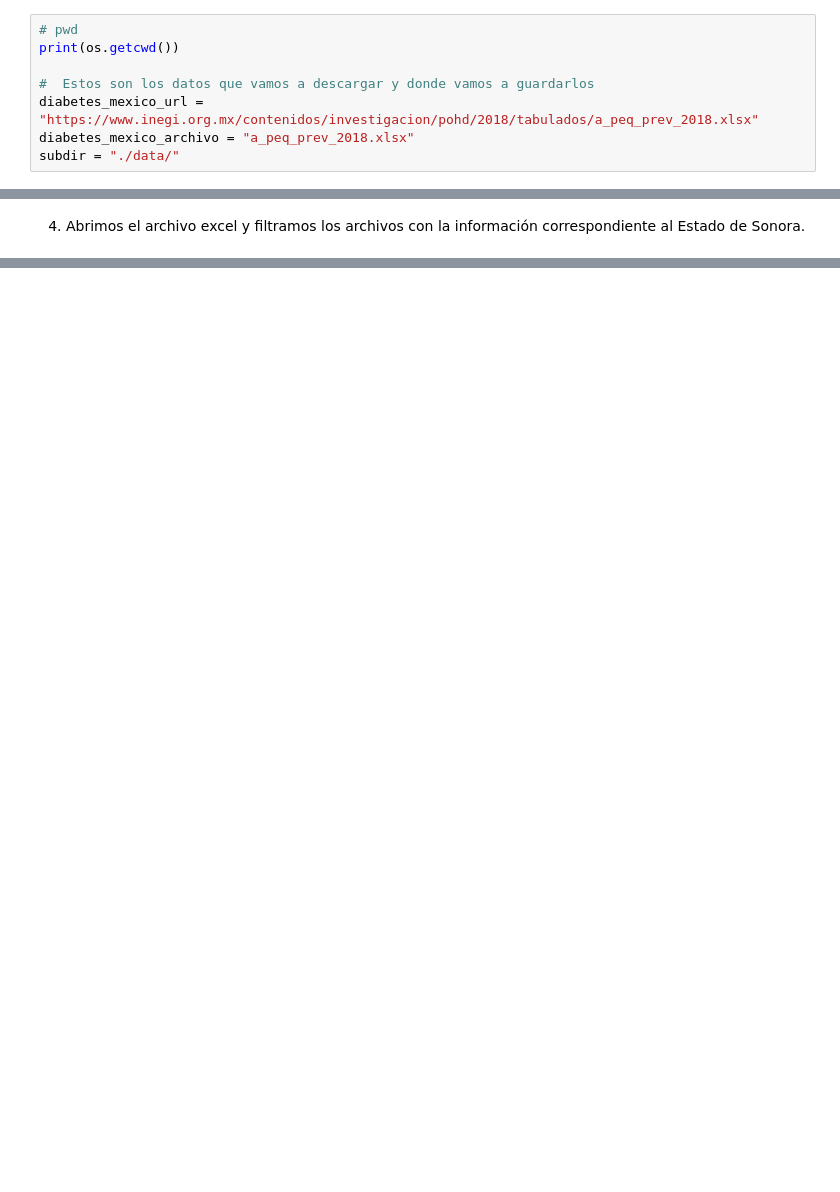
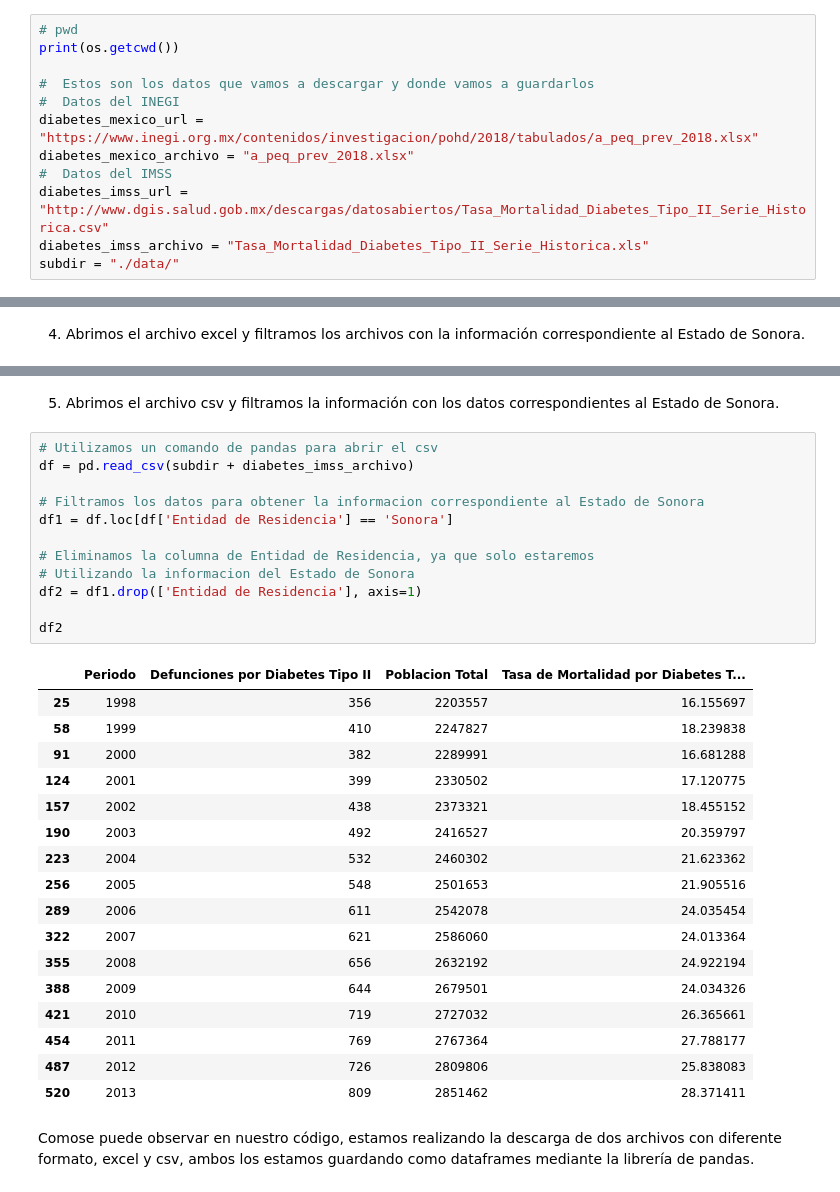
Before and after one commit to Fernando-LunaP/Ing-Caracteristicas, a Jupyter notebook: Descarga_de_datos/Descarga_datos.ipynb, the cells around one changed output, grey strips where cells are left out. Cells and saved outputs as stored; diff of their text form; blank space fills up the shorter version.

```diff
--- a/Descarga_de_datos/Descarga_datos.ipynb
+++ b/Descarga_de_datos/Descarga_datos.ipynb
@@ -21,8 +23,12 @@ import csv
 print(os.getcwd())
 
 #  Estos son los datos que vamos a descargar y donde vamos a guardarlos
+#  Datos del INEGI
 diabetes_mexico_url = "https://www.inegi.org.mx/contenidos/investigacion/pohd/2018/tabulados/a_peq_prev_2018.xlsx"
 diabetes_mexico_archivo = "a_peq_prev_2018.xlsx"
+#  Datos del IMSS
+diabetes_imss_url = "http://www.dgis.salud.gob.mx/descargas/datosabiertos/Tasa_Mortalidad_Diabetes_Tipo_II_Serie_Historica.csv"
+diabetes_imss_archivo = "Tasa_Mortalidad_Diabetes_Tipo_II_Serie_Historica.xls"
 subdir = "./data/"
 # %% [output]
 /content
@@ -77,3 +104,37 @@ df2
 | 9941 | 26072 | 26 | Sonora | 072 | ... |
 | 9942 | 26072 | 26 | Sonora | 072 | ... |
 365 rows × 9 columns
+# %% [markdown]
+5. Abrimos el archivo csv y filtramos la información con los datos correspondientes al Estado de Sonora.
+# %%
+# Utilizamos un comando de pandas para abrir el csv
+df = pd.read_csv(subdir + diabetes_imss_archivo)
+
+# Filtramos los datos para obtener la informacion correspondiente al Estado de Sonora
+df1 = df.loc[df['Entidad de Residencia'] == 'Sonora']
+
+# Eliminamos la columna de Entidad de Residencia, ya que solo estaremos
+# Utilizando la informacion del Estado de Sonora
+df2 = df1.drop(['Entidad de Residencia'], axis=1)
+
+df2
+# %% [output]
+|  | Periodo | Defunciones por Diabetes Tipo II | Poblacion Total | Tasa de Mortalidad por Diabetes T... |
+| 25 | 1998 | 356 | 2203557 | 16.155697 |
+| 58 | 1999 | 410 | 2247827 | 18.239838 |
+| 91 | 2000 | 382 | 2289991 | 16.681288 |
+| 124 | 2001 | 399 | 2330502 | 17.120775 |
+| 157 | 2002 | 438 | 2373321 | 18.455152 |
+| 190 | 2003 | 492 | 2416527 | 20.359797 |
+| 223 | 2004 | 532 | 2460302 | 21.623362 |
+| 256 | 2005 | 548 | 2501653 | 21.905516 |
+| 289 | 2006 | 611 | 2542078 | 24.035454 |
+| 322 | 2007 | 621 | 2586060 | 24.013364 |
+| 355 | 2008 | 656 | 2632192 | 24.922194 |
+| 388 | 2009 | 644 | 2679501 | 24.034326 |
+| 421 | 2010 | 719 | 2727032 | 26.365661 |
+| 454 | 2011 | 769 | 2767364 | 27.788177 |
+| 487 | 2012 | 726 | 2809806 | 25.838083 |
+| 520 | 2013 | 809 | 2851462 | 28.371411 |
+# %% [markdown]
+Comose puede observar en nuestro código, estamos realizando la descarga de dos archivos con diferente formato, excel y csv, ambos los estamos guardando como dataframes mediante la librería de pandas.
```
Also changed, not shown: parts of 4 cells of this notebook.
